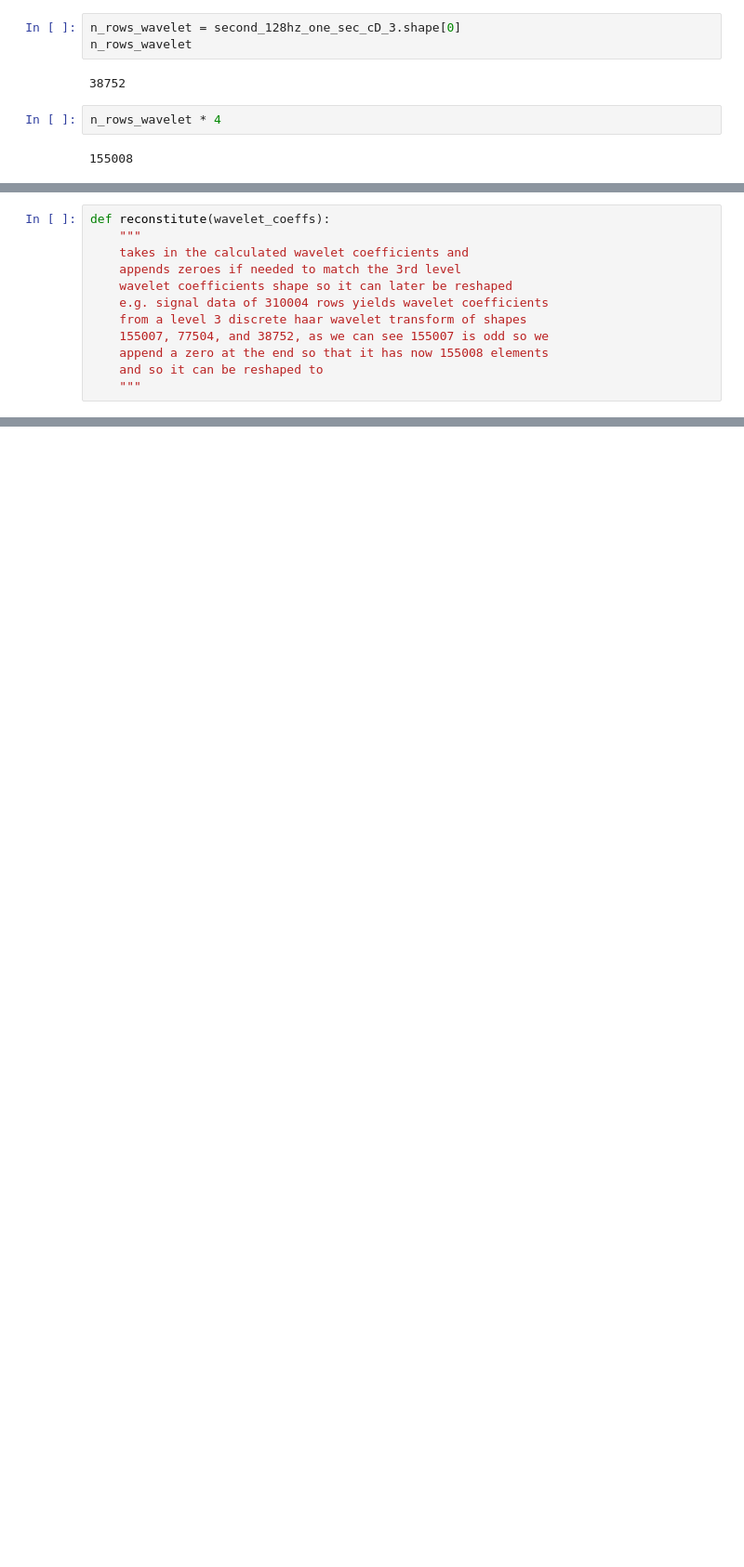
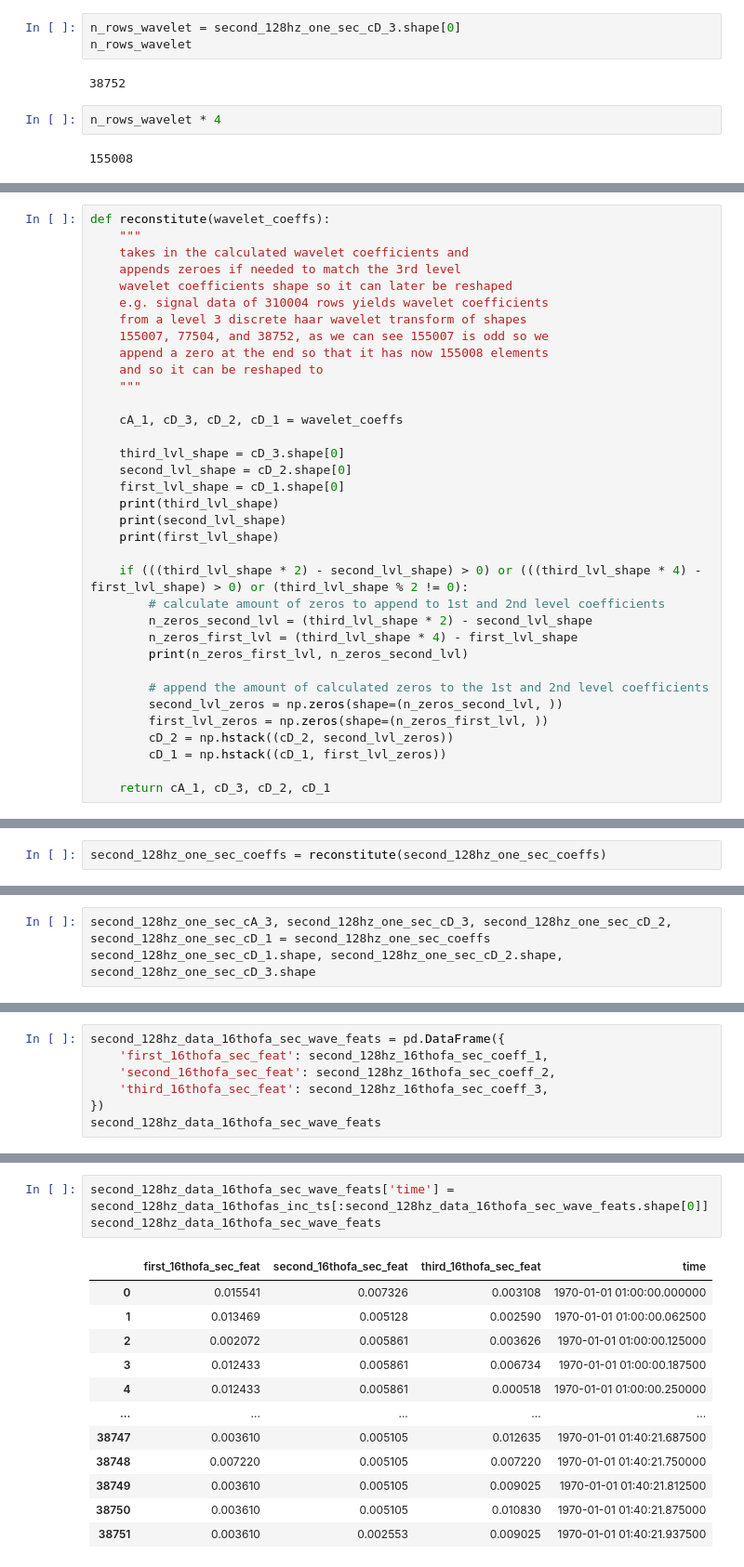
Before and after one commit to 08Aristodemus24/thesis-writing-1, a Jupyter notebook: eda-signal-classifier/experiementation.ipynb, the cells around one changed output, grey strips where cells are left out. Shown at 93% size. Cells and saved outputs as stored; diff of their text form; blank space fills up the shorter version.

```diff
--- a/eda-signal-classifier/experiementation.ipynb
+++ b/eda-signal-classifier/experiementation.ipynb
@@ -2706,3 +2839,26 @@ def reconstitute(wavelet_coeffs):
     append a zero at the end so that it has now 155008 elements
     and so it can be reshaped to
     """
+
+    cA_1, cD_3, cD_2, cD_1 = wavelet_coeffs
+
+    third_lvl_shape = cD_3.shape[0]
+    second_lvl_shape = cD_2.shape[0]
+    first_lvl_shape = cD_1.shape[0]
+    print(third_lvl_shape)
+    print(second_lvl_shape)
+    print(first_lvl_shape)
+
+    if (((third_lvl_shape * 2) - second_lvl_shape) > 0) or (((third_lvl_shape * 4) - first_lvl_shape) > 0) or (third_lvl_shape % 2 != 0):
+        # calculate amount of zeros to append to 1st and 2nd level coefficients
+        n_zeros_second_lvl = (third_lvl_shape * 2) - second_lvl_shape
+        n_zeros_first_lvl = (third_lvl_shape * 4) - first_lvl_shape
+        print(n_zeros_first_lvl, n_zeros_second_lvl)
+
+        # append the amount of calculated zeros to the 1st and 2nd level coefficients
+        second_lvl_zeros = np.zeros(shape=(n_zeros_second_lvl, ))
+        first_lvl_zeros = np.zeros(shape=(n_zeros_first_lvl, ))
+        cD_2 = np.hstack((cD_2, second_lvl_zeros))
+        cD_1 = np.hstack((cD_1, first_lvl_zeros))
+
+    return cA_1, cD_3, cD_2, cD_1
@@ -2708,0 +2901,2 @@ def reconstitute(wavelet_coeffs):
+# %%
+second_128hz_one_sec_coeffs = reconstitute(second_128hz_one_sec_coeffs)
@@ -2708,0 +2908,3 @@ def reconstitute(wavelet_coeffs):
+# %%
+second_128hz_one_sec_cA_3, second_128hz_one_sec_cD_3, second_128hz_one_sec_cD_2, second_128hz_one_sec_cD_1 = second_128hz_one_sec_coeffs
+second_128hz_one_sec_cD_1.shape, second_128hz_one_sec_cD_2.shape, second_128hz_one_sec_cD_3.shape
@@ -2716,0 +2947,7 @@ first_128hz_16thofa_sec_coeff_1.shape, first_128hz_16thofa_sec_coeff_2.shape, fi
+# %%
+second_128hz_data_16thofa_sec_wave_feats = pd.DataFrame({
+    'first_16thofa_sec_feat': second_128hz_16thofa_sec_coeff_1,
+    'second_16thofa_sec_feat': second_128hz_16thofa_sec_coeff_2,
+    'third_16thofa_sec_feat': second_128hz_16thofa_sec_coeff_3,
+})
+second_128hz_data_16thofa_sec_wave_feats
@@ -2716,0 +2968,16 @@ first_128hz_16thofa_sec_coeff_1.shape, first_128hz_16thofa_sec_coeff_2.shape, fi
+# %%
+second_128hz_data_16thofa_sec_wave_feats['time'] = second_128hz_data_16thofas_inc_ts[:second_128hz_data_16thofa_sec_wave_feats.shape[0]]
+second_128hz_data_16thofa_sec_wave_feats
+# %% [output]
+|  | first_16thofa_sec_feat | second_16thofa_sec_feat | third_16thofa_sec_feat | time |
+| 0 | 0.015541 | 0.007326 | 0.003108 | 1970-01-01 01:00:00.000000 |
+| 1 | 0.013469 | 0.005128 | 0.002590 | 1970-01-01 01:00:00.062500 |
+| 2 | 0.002072 | 0.005861 | 0.003626 | 1970-01-01 01:00:00.125000 |
+| 3 | 0.012433 | 0.005861 | 0.006734 | 1970-01-01 01:00:00.187500 |
+| 4 | 0.012433 | 0.005861 | 0.000518 | 1970-01-01 01:00:00.250000 |
+| ... | ... | ... | ... | ... |
+| 38747 | 0.003610 | 0.005105 | 0.012635 | 1970-01-01 01:40:21.687500 |
+| 38748 | 0.007220 | 0.005105 | 0.007220 | 1970-01-01 01:40:21.750000 |
+| 38749 | 0.003610 | 0.005105 | 0.009025 | 1970-01-01 01:40:21.812500 |
+| 38750 | 0.003610 | 0.005105 | 0.010830 | 1970-01-01 01:40:21.875000 |
+| 38751 | 0.003610 | 0.002553 | 0.009025 | 1970-01-01 01:40:21.937500 |
```
Also changed, not shown: parts of 50 cells of this notebook.
